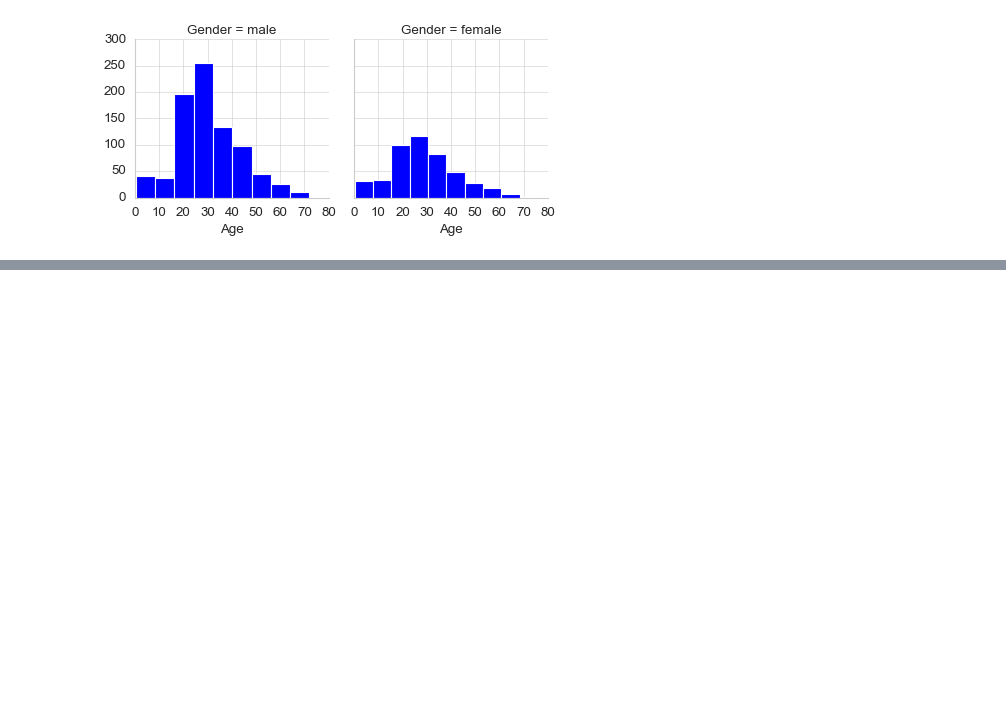
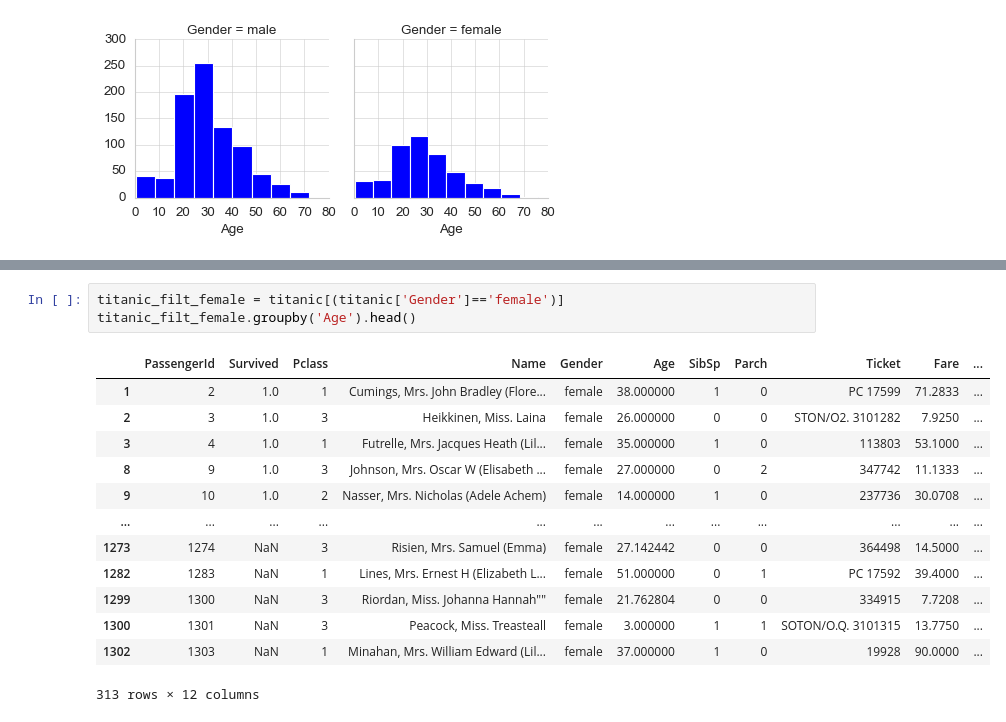
Before and after one commit to herreradelduque/dataptmad1019, a Jupyter notebook: module-2/lab-matplotlib-seaborn/your-code/challenge-3.ipynb, the cells around one changed output, grey strips where cells are left out. Saved outputs shown, nothing was run; the diff lists cells and outputs as text; blank space fills up the shorter version.

```diff
--- a/module-2/lab-matplotlib-seaborn/your-code/challenge-3.ipynb
+++ b/module-2/lab-matplotlib-seaborn/your-code/challenge-3.ipynb
@@ -240,0 +361,17 @@ g.map(plt.hist,'Age')
+# %%
+titanic_filt_female = titanic[(titanic['Gender']=='female')]
+titanic_filt_female.groupby('Age').head()
+# %% [output]
+|  | PassengerId | Survived | Pclass | Name | Gender | Age | SibSp | Parch | Ticket | Fare | ... |
+| 1 | 2 | 1.0 | 1 | Cumings, Mrs. John Bradley (Flore... | female | 38.000000 | 1 | 0 | PC 17599 | 71.2833 | ... |
+| 2 | 3 | 1.0 | 3 | Heikkinen, Miss. Laina | female | 26.000000 | 0 | 0 | STON/O2. 3101282 | 7.9250 | ... |
+| 3 | 4 | 1.0 | 1 | Futrelle, Mrs. Jacques Heath (Lil... | female | 35.000000 | 1 | 0 | 113803 | 53.1000 | ... |
+| 8 | 9 | 1.0 | 3 | Johnson, Mrs. Oscar W (Elisabeth ... | female | 27.000000 | 0 | 2 | 347742 | 11.1333 | ... |
+| 9 | 10 | 1.0 | 2 | Nasser, Mrs. Nicholas (Adele Achem) | female | 14.000000 | 1 | 0 | 237736 | 30.0708 | ... |
+| ... | ... | ... | ... | ... | ... | ... | ... | ... | ... | ... | ... |
+| 1273 | 1274 | NaN | 3 | Risien, Mrs. Samuel (Emma) | female | 27.142442 | 0 | 0 | 364498 | 14.5000 | ... |
+| 1282 | 1283 | NaN | 1 | Lines, Mrs. Ernest H (Elizabeth L... | female | 51.000000 | 0 | 1 | PC 17592 | 39.4000 | ... |
+| 1299 | 1300 | NaN | 3 | Riordan, Miss. Johanna Hannah"" | female | 21.762804 | 0 | 0 | 334915 | 7.7208 | ... |
+| 1300 | 1301 | NaN | 3 | Peacock, Miss. Treasteall | female | 3.000000 | 1 | 1 | SOTON/O.Q. 3101315 | 13.7750 | ... |
+| 1302 | 1303 | NaN | 1 | Minahan, Mrs. William Edward (Lil... | female | 37.000000 | 1 | 0 | 19928 | 90.0000 | ... |
+313 rows × 12 columns
```
Also changed, not shown: parts of 29 cells of this notebook, 3 other files.
